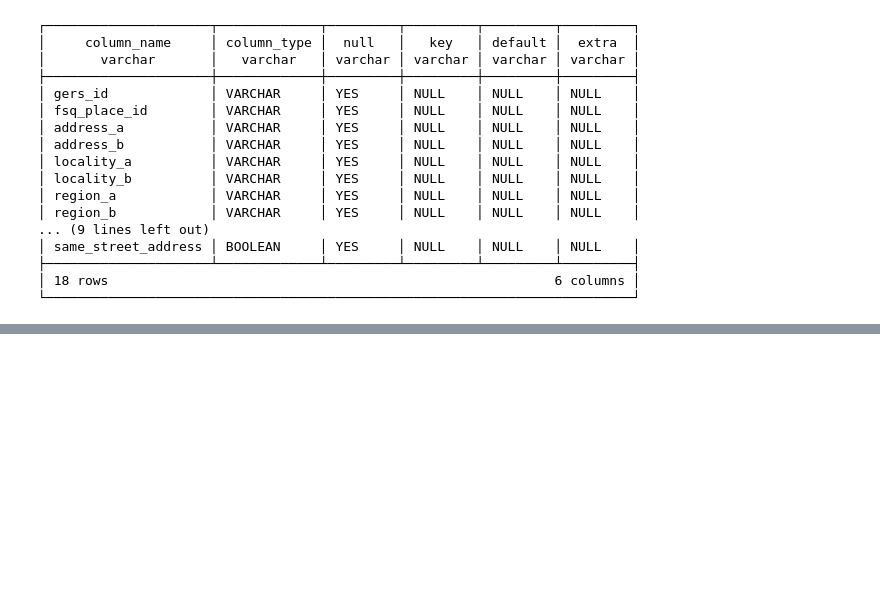
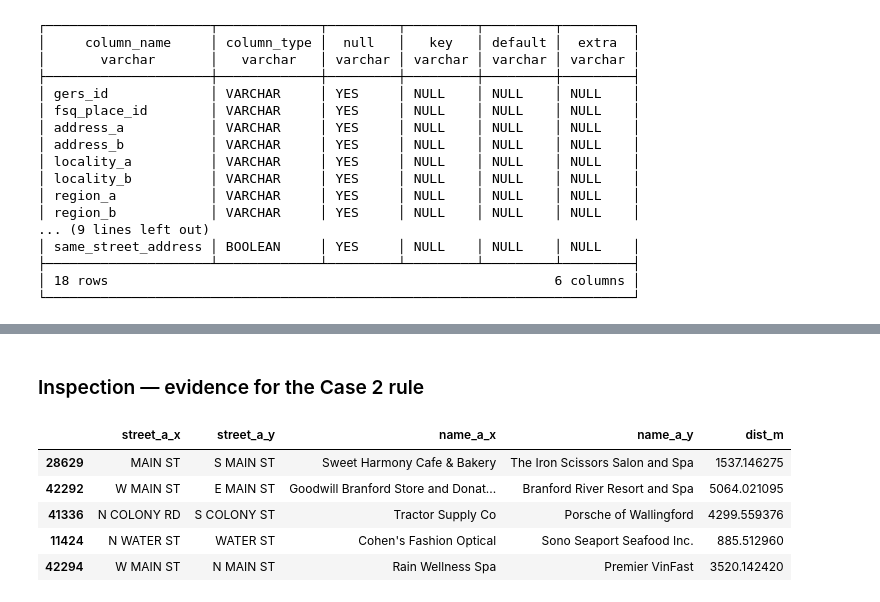
Before and after one commit to DZhang3210/ml-geocoding, a Jupyter notebook: Data/creating_dataset.ipynb, the cells around one changed output, grey strips where cells are left out. Saved outputs shown, nothing was run; the diff lists cells and outputs as text; code cells hidden in the pictures; blank space fills up the shorter version.

```diff
--- a/Data/creating_dataset.ipynb
+++ b/Data/creating_dataset.ipynb
@@ -82,0 +450,13 @@ WHERE
+# %% [markdown]
+### Inspection — evidence for the Case 2 rule
+# %%
+# Sample of pairs the rule keeps (similar names, > 500 m apart): mostly directional variants
+check_case2 = pairs[(pairs["jw_pct"] > 0.80) & (pairs["dist_m"] > 500)].sample(frac = 1, random_state =42).head(10)[["street_a_x", "street_a_y", "name_a_x", "name_a_y", "dist_m"]]
+check_case2.head()
+# %% [output]
+|  | street_a_x | street_a_y | name_a_x | name_a_y | dist_m |
+| 28629 | MAIN ST | S MAIN ST | Sweet Harmony Cafe & Bakery | The Iron Scissors Salon and Spa | 1537.146275 |
+| 42292 | W MAIN ST | E MAIN ST | Goodwill Branford Store and Donat... | Branford River Resort and Spa | 5064.021095 |
+| 41336 | N COLONY RD | S COLONY ST | Tractor Supply Co | Porsche of Wallingford | 4299.559376 |
+| 11424 | N WATER ST | WATER ST | Cohen's Fashion Optical | Sono Seaport Seafood Inc. | 885.512960 |
+| 42294 | W MAIN ST | N MAIN ST | Rain Wellness Spa | Premier VinFast | 3520.142420 |
```
Also changed, not shown: parts of 30 cells of this notebook, 15 other files.
